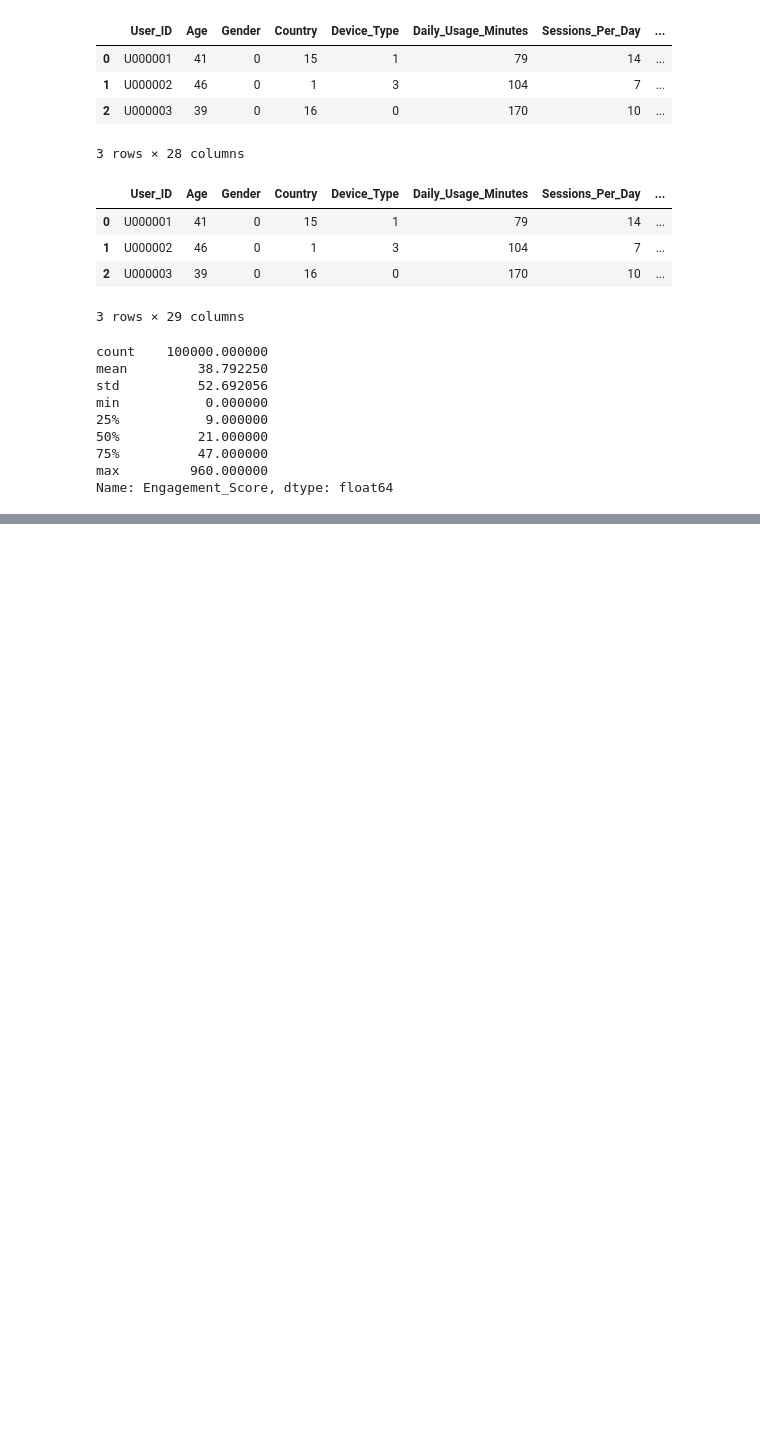
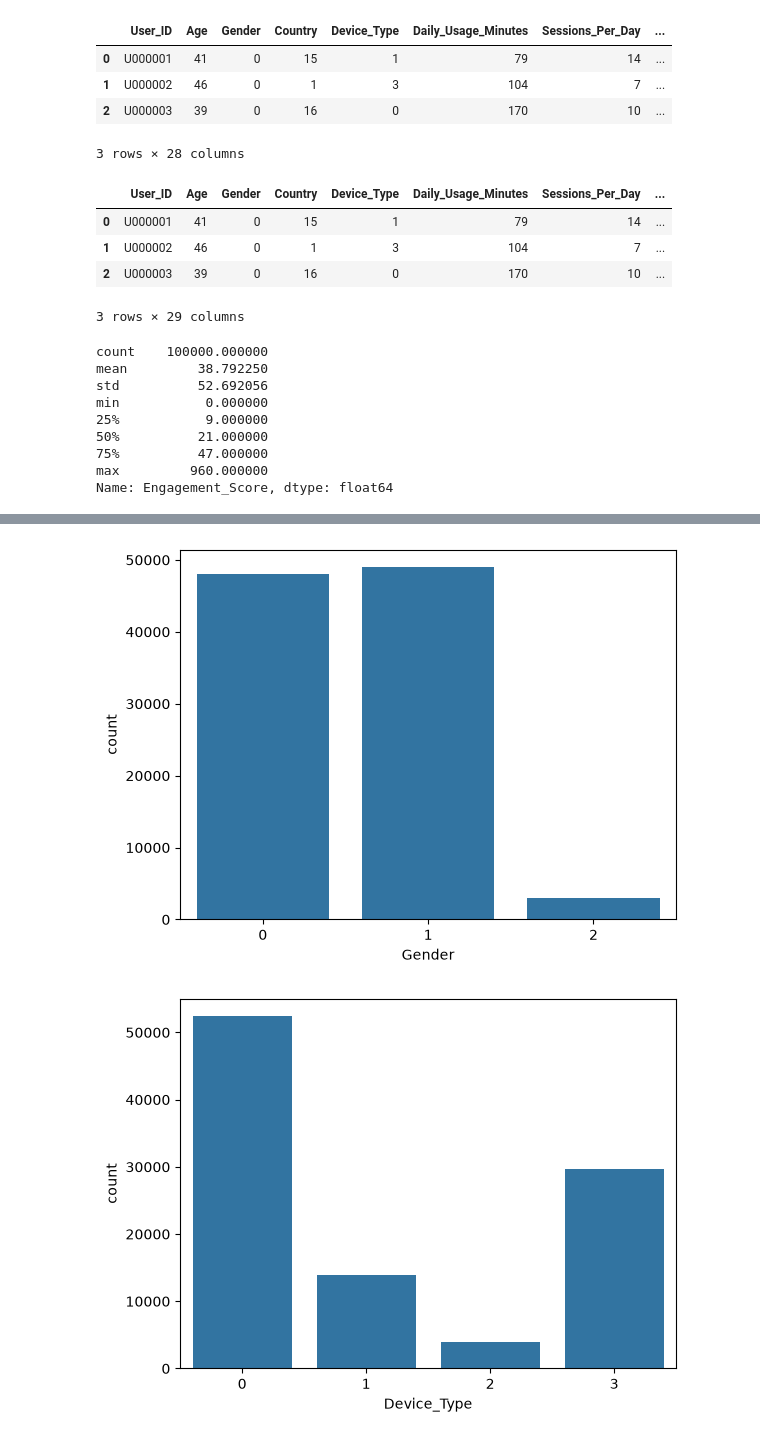
Before and after one commit to RameenWahid/Mobile-App-User-Behavior-Analysis, a Jupyter notebook: code.ipynb, the cells around one changed output, grey strips where cells are left out. Cells and saved outputs as stored; diff of their text form; code cells hidden in the pictures; blank space fills up the shorter version.

```diff
--- a/code.ipynb
+++ b/code.ipynb
@@ -293,0 +324,9 @@ Name: Engagement_Score, dtype: float64
+# %%
+sns.countplot(x="Gender", data=df)
+plt.show()
+
+sns.countplot(x="Device_Type", data=df)
+plt.show()
+# %% [output]
+[figure, added]
+[figure, added]
```
Also changed, not shown: parts of 13 cells of this notebook.
